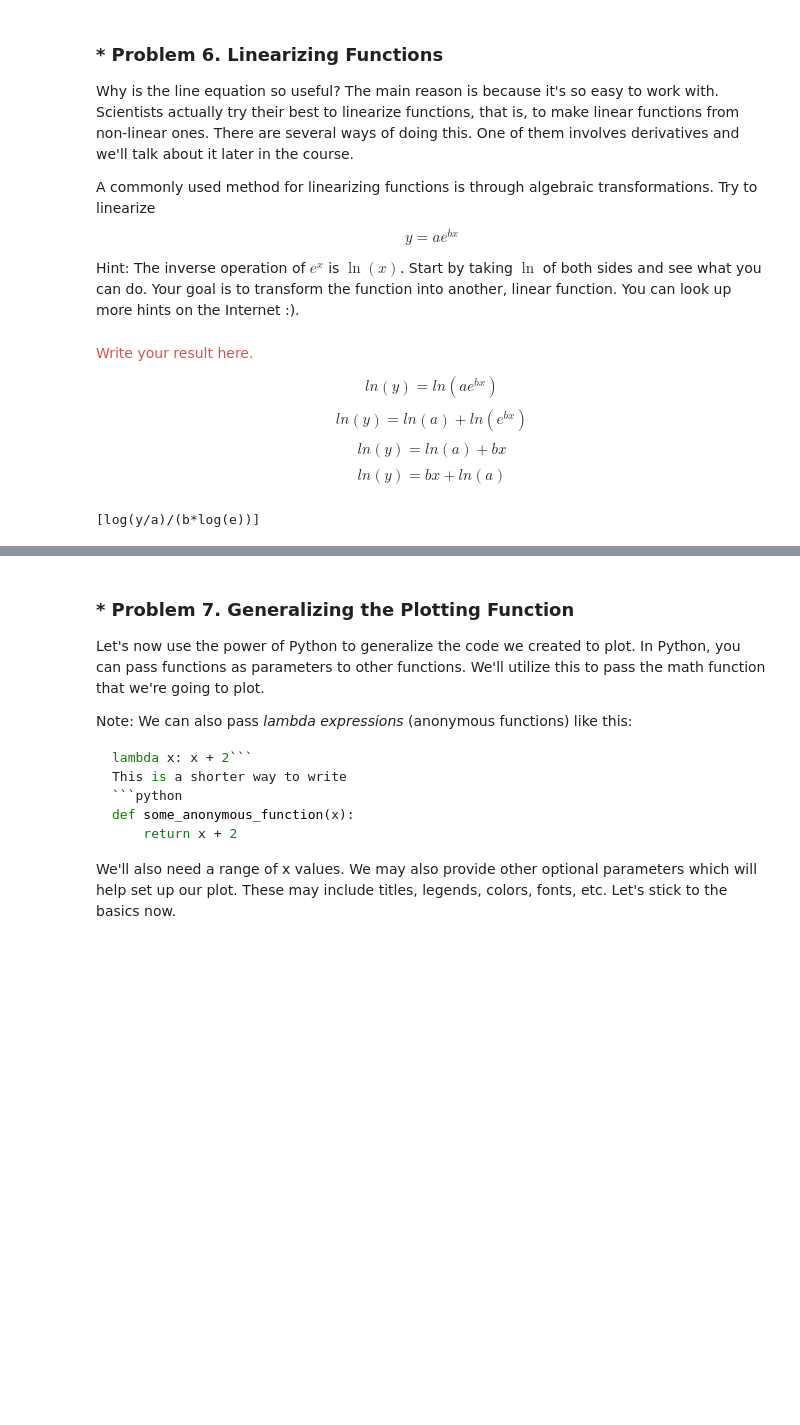
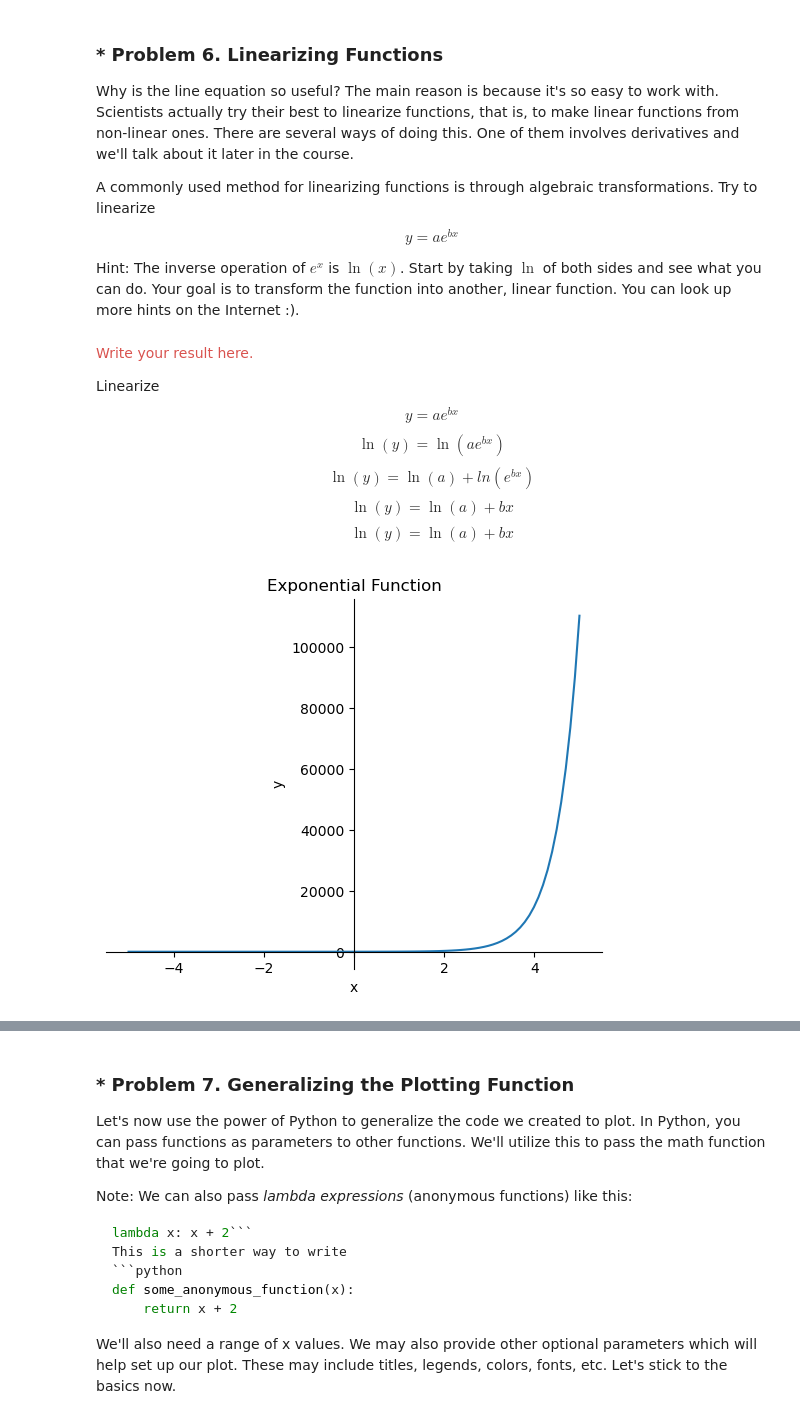
Before and after one commit to mi6oo6im/ml_math_for_devs, a Jupyter notebook: 02. Exercise HSM/High-School Maths Exercise.ipynb, the cells around one changed output, grey strips where cells are left out. Drawn from its saved outputs; the diff is of its cells as text; code cells hidden in the pictures; blank space fills up the shorter version.

```diff
--- a/02. Exercise HSM/High-School Maths Exercise.ipynb
+++ b/02. Exercise HSM/High-School Maths Exercise.ipynb
@@ -529,14 +534,28 @@ Hint: The inverse operation of $e^{x}$ is $\ln(x)$. Start by taking $\ln$ of bot
 # %% [markdown]
 <p style="color: #d9534f">Write your result here.</p>
 
-$$ ln(y) = ln(ae^{bx}) $$
-$$ ln(y) = ln(a) + ln(e^{bx}) $$
-$$ ln(y) = ln(a) + bx $$
-$$ ln(y) = bx + ln(a) $$
+Linearize
+$$ y = ae^{bx} $$
+$$ \ln(y) = \ln(ae^{bx}) $$
+$$ \ln(y) = \ln(a) + ln(e^{bx}) $$
+$$ \ln(y) = \ln(a) + bx $$
+$$ \ln(y) =  \ln(a) + bx $$
 # %%
-x = sympy.symbols('x')
-b, y, a, e = sympy.symbols('b, y, a, e')
-
-sympy.solve(a * e ** (b * x) - y, x)
+# Plot the exponential and linear versions
+a = 5
+b = 2
+x = np.linspace(-5, 5, 100)
+y = (a * np.exp(b*x))
+ax = plt.gca()
+ax.spines['bottom'].set_position('zero')
+ax.spines['left'].set_position('zero')
+ax.spines['top'].set_visible(False)
+ax.spines['right'].set_visible(False)
+plt.xlabel('x')
+plt.ylabel('y')
+plt.plot(x, y)
+ax.xaxis.get_major_ticks()[list(plt.xticks()[0]).index(0)].label1.set_visible(False)
+plt.title('Exponential Function')
+plt.show()
 # %% [output]
-[log(y/a)/(b*log(e))]
+[figure, added]
```
Also changed, not shown: parts of 8 cells of this notebook.
